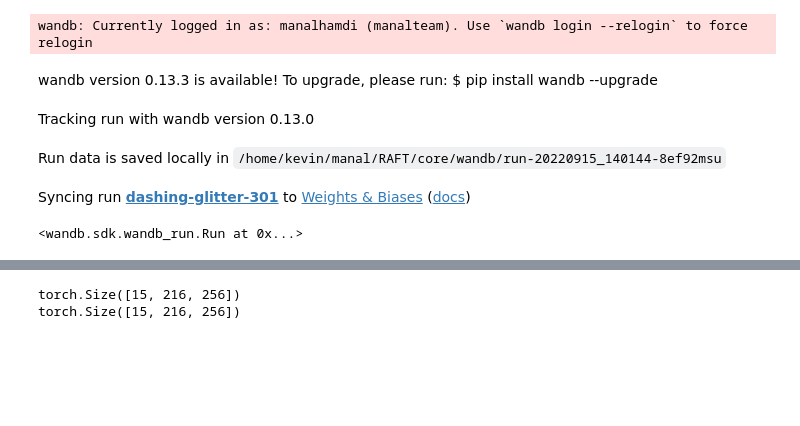
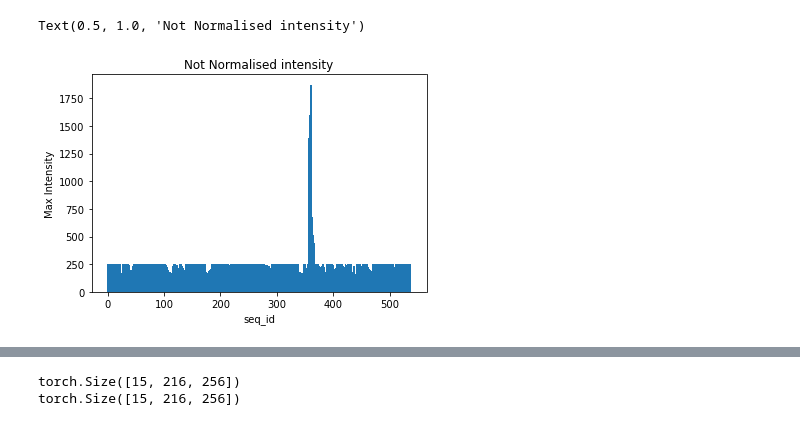
Before and after one commit to ManalHamdi/RAFT, a Jupyter notebook: core/working_notebook.ipynb, the cells around one changed output, grey strips where cells are left out. Saved outputs shown, nothing was run; the diff lists cells and outputs as text; code cells hidden in the pictures; blank space fills up the shorter version.

```diff
--- a/core/working_notebook.ipynb
+++ b/core/working_notebook.ipynb
@@ -6,12 +7,18 @@ import wandb
-# %%
-wandb.init(project="test-project", entity="manalteam")
-# %% [output]
-wandb: Currently logged in as: manalhamdi (manalteam). Use `wandb login --relogin` to force relogin
-wandb version 0.13.3 is available! To upgrade, please run: $ pip install wandb --upgrade
-Tracking run with wandb version 0.13.0
-Run data is saved locally in /home/kevin/manal/RAFT/core/wandb/run-20220915_140144-8ef92msu
-Syncing run dashing-glitter-301 to Weights & Biases (docs)
-<wandb.sdk.wandb_run.Run at 0x...>
 # %%
-train_dataset = datasets.ACDCDataset("/home/guests/manal_hamdi/manal/RAFT/datasets/ACDC_processed/", "training",15, False)
-train_loader = data.DataLoader(train_dataset, batch_size=1, pin_memory=False, shuffle=True, num_workers=4, drop_last=True)
+train_dataset_not_nor = datasets.ACDCDataset("/home/guests/manal_hamdi/manal/RAFT/datasets/ACDC_processed/", "validation",19, False)
+train_loader_not_nor = data.DataLoader(train_dataset_not_nor, batch_size=1, pin_memory=False, shuffle=True, num_workers=4, drop_last=True)
+# %%
+c_ = []
+intens_not_norm = []
+for i in range(0, len(train_dataset_not_nor)):
+    image_batch, template_batch, patient_slice_id_batch = train_dataset_not_nor[i]
+    intens_not_norm.append(torch.max(image_batch))
+    c_.append(i)
+# %%
+plt.bar(c_, intens_not_norm, width=3)
+plt.xlabel('seq_id')
+plt.ylabel('Max Intensity')
+plt.title('Not Normalised intensity')
+# %% [output]
+Text(0.5, 1.0, 'Not Normalised intensity')
+[figure, added]
```
Also changed, not shown: parts of 18 cells of this notebook, 5 other files.
